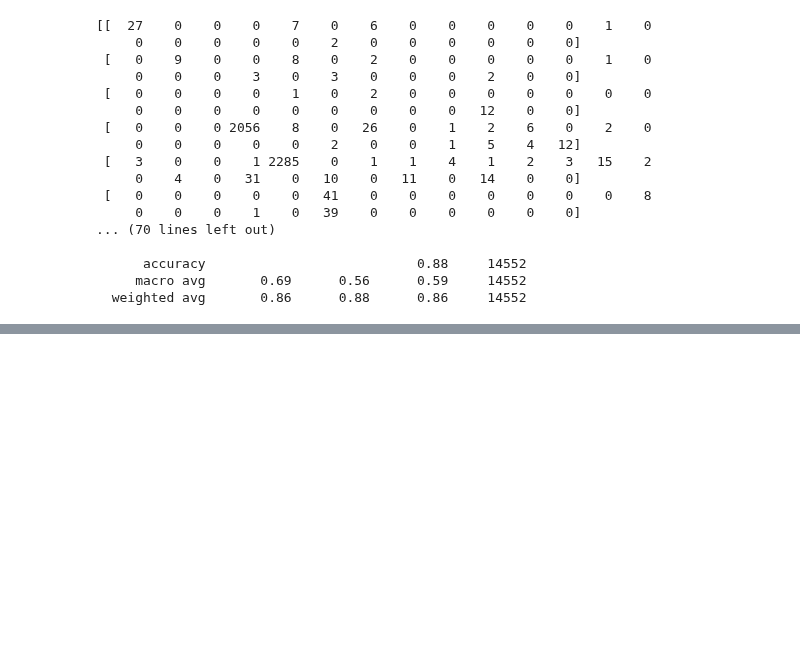
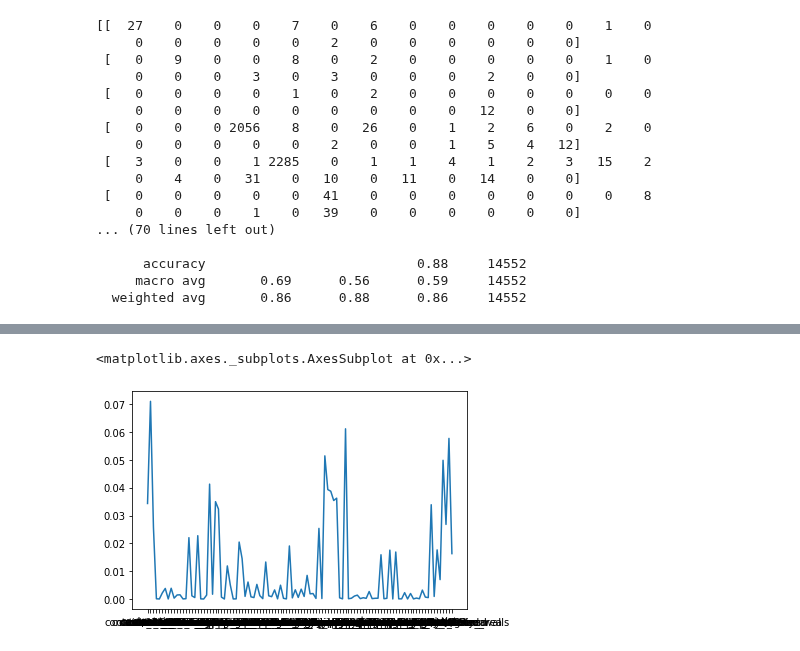
Before and after one commit to cltarchitecture/2021-spring-studio-lab, a Jupyter notebook: Machine Learning/RandomForest.ipynb, the cells around one changed output, grey strips where cells are left out. Drawn from its saved outputs; the diff is of its cells as text; code cells hidden in the pictures; blank space fills up the shorter version.

Commit message:
feature importance

```diff
--- a/Machine Learning/RandomForest.ipynb
+++ b/Machine Learning/RandomForest.ipynb
@@ -219,3 +219,20 @@ print( classification_report(y_test,rfc_pred))
 # %%
 # sn.countplot(data_exclude["type_cleaned"])
 # plt.xticks(rotation = 90)
+# %%
+#Grid Search
+import numpy as np
+from sklearn.metrics import make_scorer
+from sklearn.metrics import accuracy_score, average_precision_score, f1_score, recall_score
+
+from sklearn.model_selection import GridSearchCV
+param_grid = {'n_estimators': [50,100, 150,200,250,300,350,400,450,500,550,600,650,700,750,800]}   #,150,200,250,300,350,400,450,500,550,600,650,700,750,800
+# scoring = {
+    # 'Percision': make_scorer(average_precision_score),
+    # 'f1': make_scorer(f1_score),
+    # 'Accuracy': make_scorer(accuracy_score),
+    # 'Recall': make_scorer(recall_score) }
+rfc_grid = RandomForestClassifier()
+grid_search = GridSearchCV(rfc_grid, param_grid, cv=5 , scoring='f1_macro' , return_train_score=True, refit='f1')
+grid_search.fit(X_train, y_train)
+cv_res = grid_search.cv_results_
@@ -222,12 +246,15 @@ print( classification_report(y_test,rfc_pred))
 # %%
+#import random forest and metrics
+from sklearn.ensemble import RandomForestClassifier
+from sklearn.metrics import classification_report, confusion_matrix
 # Instanciate randomforest classifier
-rfc = RandomForestClassifier(n_estimators= 800)
+rfc = RandomForestClassifier(n_estimators= 400)
 # train model
 rfc.fit(X_train,y_train)
 # predict
 rfc_pred = rfc.predict(X_test)
 # Evaluate model
-print( confusion_matrix(y_test,rfc_pred))
+# print( confusion_matrix(y_test,rfc_pred))
 print('\n')
 print( classification_report(y_test,rfc_pred))
 # %% [output]
@@ -250,0 +278,14 @@ print( classification_report(y_test,rfc_pred))
+# %%
+#import random forest and metrics
+from sklearn.ensemble import RandomForestClassifier
+from sklearn.metrics import classification_report, confusion_matrix
+# Instanciate randomforest classifier
+rfc = RandomForestClassifier(n_estimators= 400 , max_depth= 25)
+# train model
+rfc.fit(X_train,y_train)
+# predict
+rfc_pred = rfc.predict(X_test)
+# Evaluate model
+# print( confusion_matrix(y_test,rfc_pred))
+print('\n')
+print( classification_report(y_test,rfc_pred))
@@ -250,0 +310,4 @@ print( classification_report(y_test,rfc_pred))
+# %%
+f_import = list(zip(data_exclude,rfc.feature_importances_))
+for name,score in sorted(f_import, key = lambda x: x[1], reverse = True):
+    print(name,score)
@@ -250,0 +334,5 @@ print( classification_report(y_test,rfc_pred))
+# %%
+sn.lineplot((x[0] for x in f_import) , (x[1] for x in f_import) )
+# %% [output]
+<matplotlib.axes._subplots.AxesSubplot at 0x...>
+[figure, added]
```
Also changed, not shown: parts of 5 cells of this notebook.
